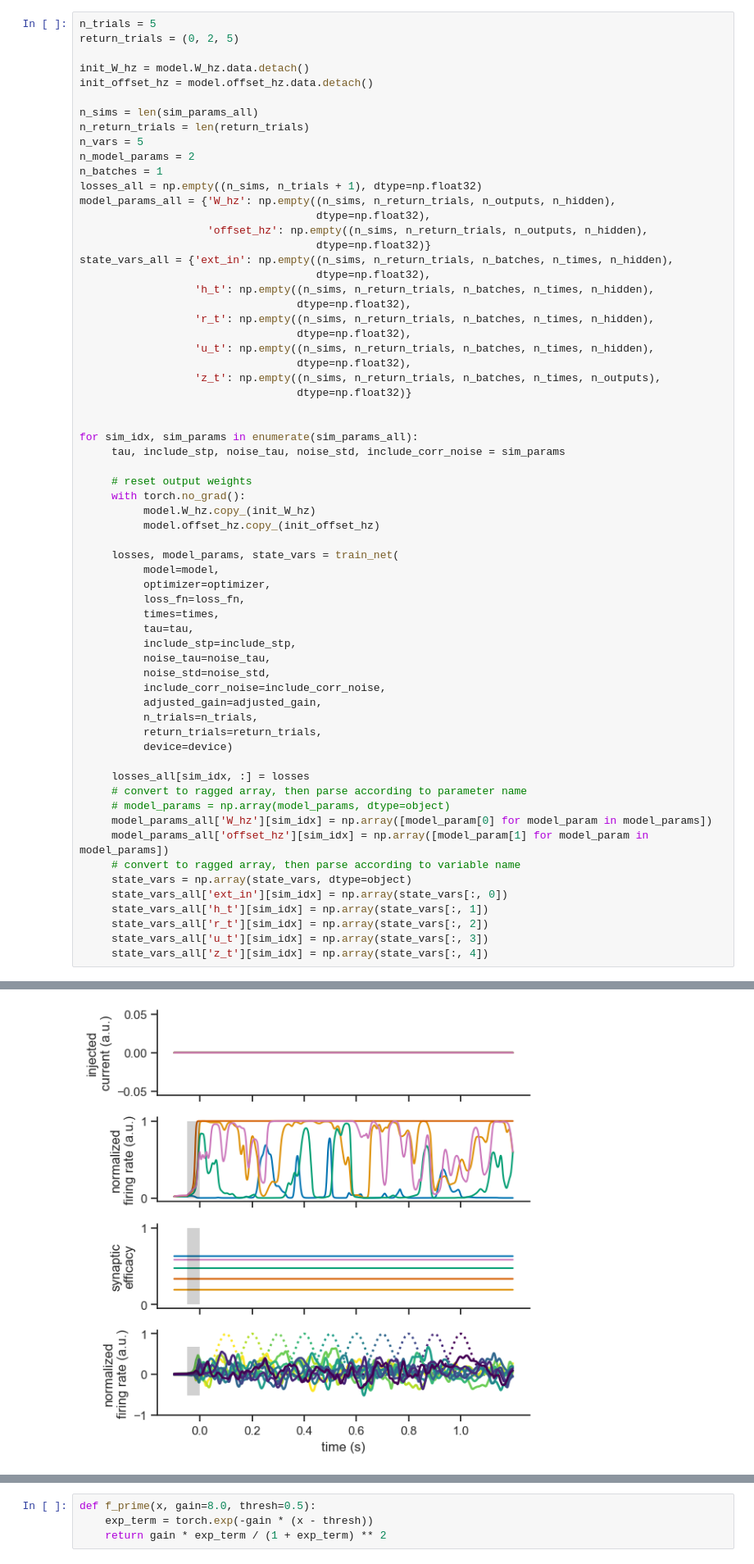
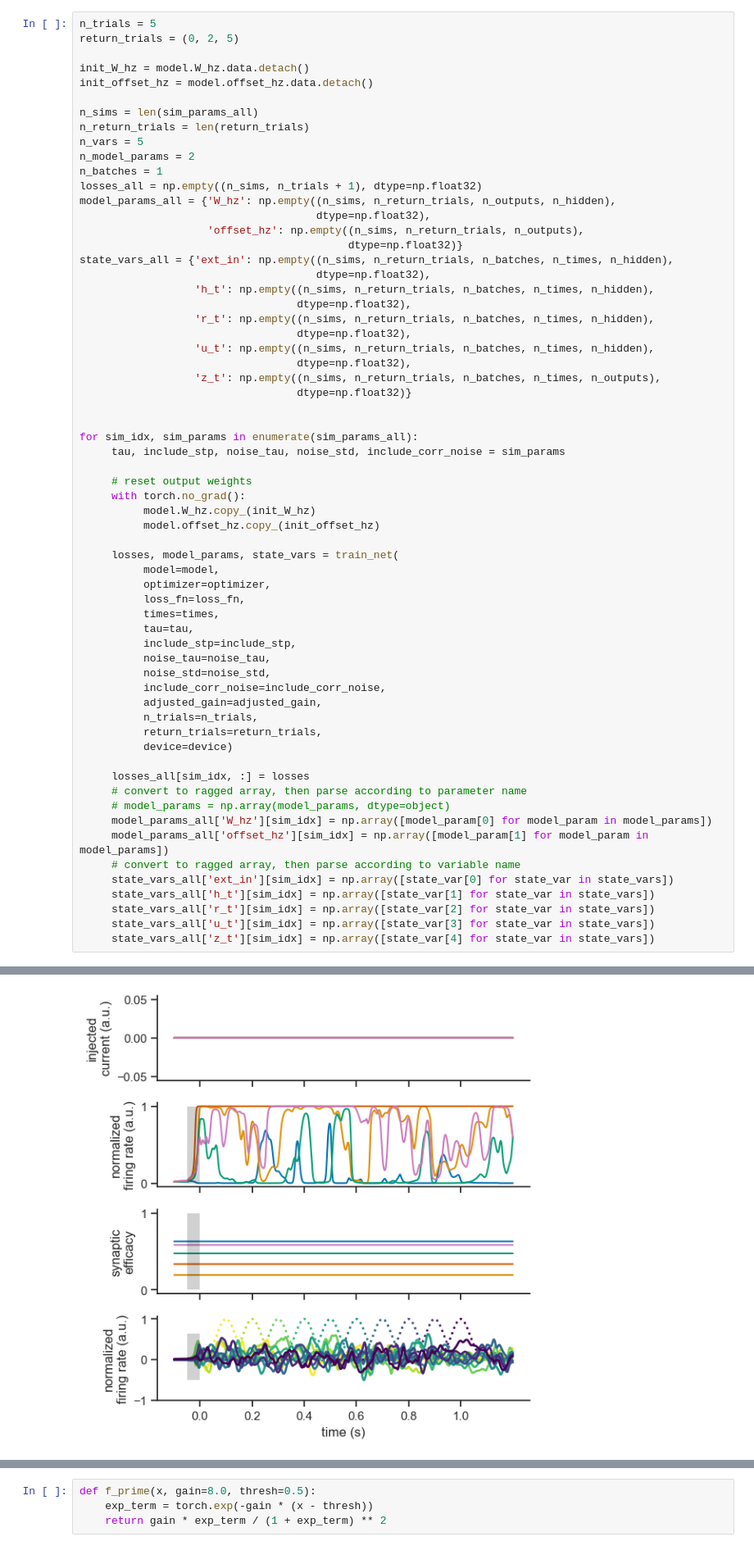
Before and after one commit to rythorpe/time_coding, a Jupyter notebook: aux_dev.ipynb, the cells around one changed output, grey strips where cells are left out. Shown at 82% size. Drawn from its saved outputs; the diff is of its cells as text.

```diff
--- a/aux_dev.ipynb
+++ b/aux_dev.ipynb
@@ -424,8 +424,8 @@ n_batches = 1
 losses_all = np.empty((n_sims, n_trials + 1), dtype=np.float32)
 model_params_all = {'W_hz': np.empty((n_sims, n_return_trials, n_outputs, n_hidden),
                                      dtype=np.float32),
-                    'offset_hz': np.empty((n_sims, n_return_trials, n_outputs, n_hidden),
-                                     dtype=np.float32)}
+                    'offset_hz': np.empty((n_sims, n_return_trials, n_outputs),
+                                          dtype=np.float32)}
 state_vars_all = {'ext_in': np.empty((n_sims, n_return_trials, n_batches, n_times, n_hidden),
                                      dtype=np.float32),
                   'h_t': np.empty((n_sims, n_return_trials, n_batches, n_times, n_hidden),
@@ -467,12 +467,11 @@ for sim_idx, sim_params in enumerate(sim_params_all):
      model_params_all['W_hz'][sim_idx] = np.array([model_param[0] for model_param in model_params])
      model_params_all['offset_hz'][sim_idx] = np.array([model_param[1] for model_param in model_params])
      # convert to ragged array, then parse according to variable name
-     state_vars = np.array(state_vars, dtype=object)
-     state_vars_all['ext_in'][sim_idx] = np.array(state_vars[:, 0])
-     state_vars_all['h_t'][sim_idx] = np.array(state_vars[:, 1])
-     state_vars_all['r_t'][sim_idx] = np.array(state_vars[:, 2])
-     state_vars_all['u_t'][sim_idx] = np.array(state_vars[:, 3])
-     state_vars_all['z_t'][sim_idx] = np.array(state_vars[:, 4])
+     state_vars_all['ext_in'][sim_idx] = np.array([state_var[0] for state_var in state_vars])
+     state_vars_all['h_t'][sim_idx] = np.array([state_var[1] for state_var in state_vars])
+     state_vars_all['r_t'][sim_idx] = np.array([state_var[2] for state_var in state_vars])
+     state_vars_all['u_t'][sim_idx] = np.array([state_var[3] for state_var in state_vars])
+     state_vars_all['z_t'][sim_idx] = np.array([state_var[4] for state_var in state_vars])
 # %% [output]
 Training trial 0 complete!
 Training trial 1 complete!
@@ -484 +483 @@ ValueError: could not broadcast input array from shape (3,10) into shape (3,10,5
-[figure, old version]
+[figure, new version]
```
Also changed, not shown: parts of 4 cells of this notebook.
